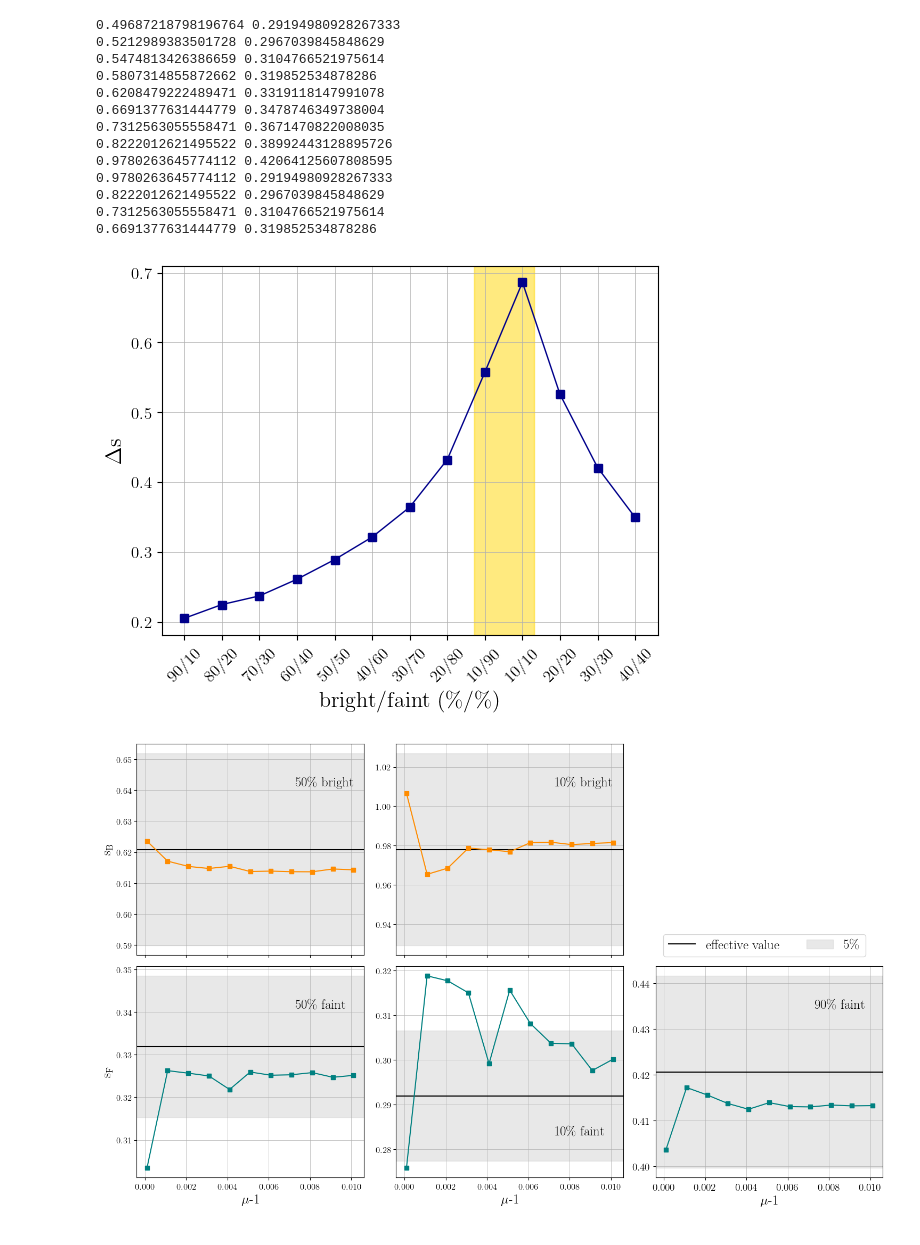
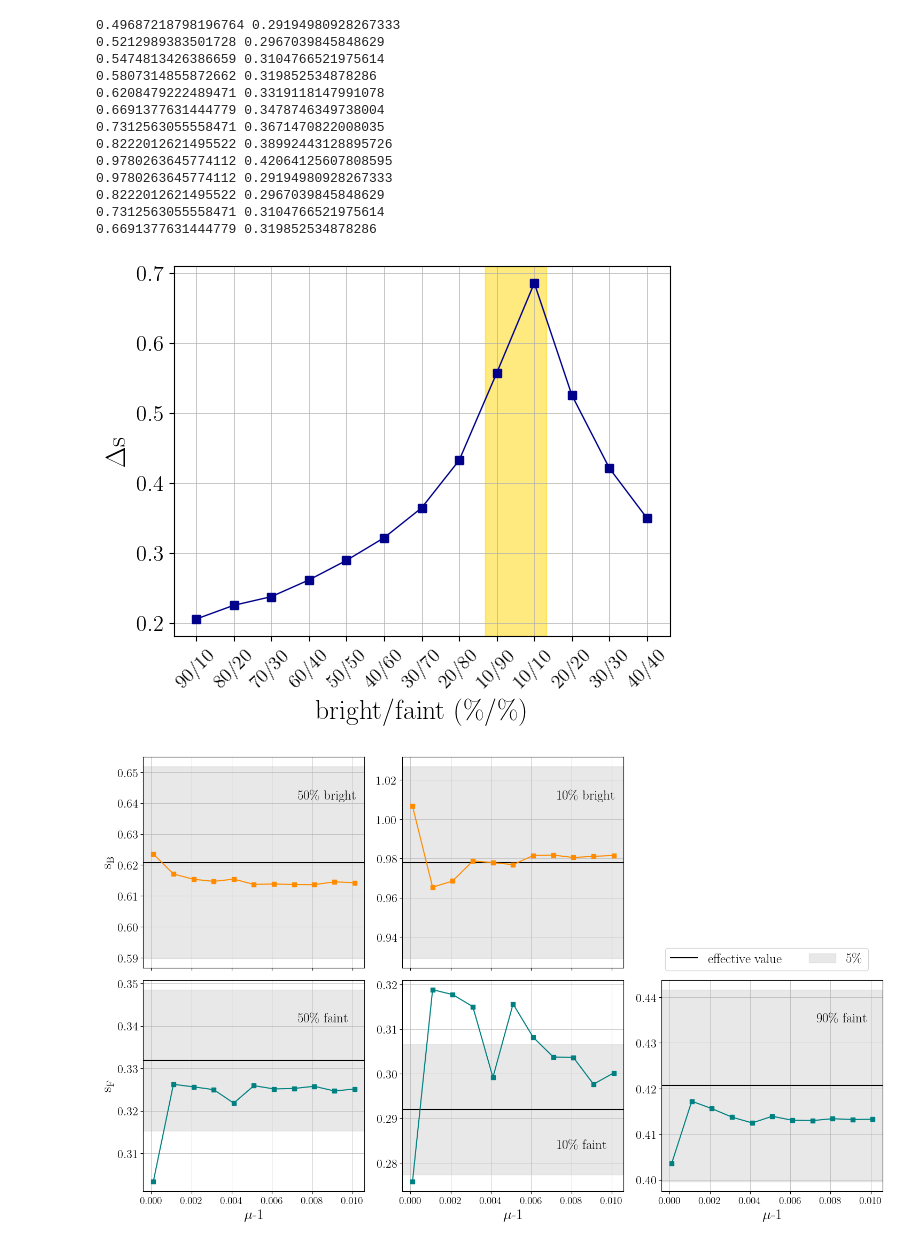
Before and after one commit to JadePiat/Relativistic_effects, a Jupyter notebook: Untitled.ipynb, the cells around one changed output. Saved outputs shown, nothing was run; the diff lists cells and outputs as text; code cells hidden in the pictures.

```diff
--- a/Untitled.ipynb
+++ b/Untitled.ipynb
@@ -149,11 +149,11 @@ mcen = mbins[:-1]+dm/20
 
 
 fig, axes = plt.subplots(nrows=1, ncols=3, sharey =True, figsize=(16, 5))
-plt.xticks(fontsize = 12)
-plt.yticks(fontsize = 12)
+plt.rc('xtick', labelsize=16)    # fontsize of the tick labels
+plt.rc('ytick', labelsize=16)    # fontsize of the tick labels
 plt.subplots_adjust(wspace=0)
-axes[1].set_xlabel('m',fontsize=16)
-axes[0].set_ylabel(r'$\langle\rm N \rangle (m)$',fontsize=16)
+axes[1].set_xlabel('m',fontsize=20)
+axes[0].set_ylabel(r'$\langle\rm N \rangle (m)$',fontsize=20)
 
 colors = ['darkorange','teal']
 
@@ -215,11 +215,11 @@ mcen = mbins[:-1]+dm/20
 
 
 fig, axes = plt.subplots(nrows=1, ncols=3, sharey =True, figsize=(16, 5))
-plt.xticks(fontsize = 12)
-plt.yticks(fontsize = 12)
+plt.rc('xtick', labelsize=16)    # fontsize of the tick labels
+plt.rc('ytick', labelsize=16)    # fontsize of the tick labels
 plt.subplots_adjust(wspace=0)
-axes[1].set_xlabel('m',fontsize=16)
-axes[0].set_ylabel(r'$\langle\rm n \rangle  (m)$',fontsize=16)
+axes[1].set_xlabel('m',fontsize=20)
+axes[0].set_ylabel(r'$\langle\rm n \rangle  (m)$',fontsize=20)
 
 colors = ['darkorange','teal']
 
@@ -398,24 +398,24 @@ for i,(cut_b, cut_f) in enumerate(zip(cut_bright, cut_faint)):
 # %%
 xticks = ['90/10','80/20','70/30','60/40','50/50','40/60','30/70','20/80','10/90','10/10','20/20','30/30','40/40']
 x = range(len(xticks))
 
-plt.rc('axes', labelsize=16)    # fontsize of the x and y labels
-plt.rc('xtick', labelsize=12)    # fontsize of the tick labels
-plt.rc('ytick', labelsize=12)    # fontsize of the tick labels
+plt.rc('axes', labelsize=20)    # fontsize of the x and y labels
+plt.rc('xtick', labelsize=14)    # fontsize of the tick labels
+plt.rc('ytick', labelsize=16)    # fontsize of the tick labels
 
 fig, ax = plt.subplots(1,1)
 
 ax.grid(zorder=0,lw=0.5)
 ax.set_xlabel(r'bright/faint (\%/\%)')
 ax.set_ylabel(r'$\Delta$s')
 
 ax.axvspan(7.7, 9.3, color='gold', alpha=0.5)
 ax.plot(x,ds,lw=1,marker='s',ms=6,color='darkblue')
 ax.set_xticks(x,xticks,rotation=45)
 
 plt.savefig('/global/homes/j/jpiat/Relativistic_effects/figures/delta_s.pdf');
 # %% [output]
-[figure, old version]
+[figure, new version]
 # %%
 cut_bright = [50,10,10]
 cut_faint = [50,10,90]
@@ -423,11 +423,11 @@ cut_faint = [50,10,90]
 
 fig, axes = plt.subplots(nrows=2, ncols=3, sharex=True, figsize=(15, 9))
 axes[0][2].set_visible(False)
-plt.xticks(fontsize = 14)
-plt.yticks(fontsize = 14)
+plt.rc('xtick', labelsize=16)    # fontsize of the tick labels
+plt.rc('ytick', labelsize=16)    # fontsize of the tick labels
 #plt.subplots_adjust(hspace=0)
-axes[0,0].set_ylabel(r's$_{\rm B}$',fontsize=18)
-axes[1,0].set_ylabel(r's$_{\rm F}$',fontsize=18)
+axes[0,0].set_ylabel(r's$_{\rm B}$',fontsize=20)
+axes[1,0].set_ylabel(r's$_{\rm F}$',fontsize=20)
 
 
 for k,(cut_b, cut_f) in enumerate(zip(cut_bright, cut_faint)):
@@ -494,7 +494,7 @@ for k,(cut_b, cut_f) in enumerate(zip(cut_bright, cut_faint)):
         sf[j] = s_f
 
 
-    axes[1,k].set_xlabel(r'$\mu$-1',fontsize=18)
+    axes[1,k].set_xlabel(r'$\mu$-1',fontsize=20)
     axes[1,k].grid(zorder=0,lw=0.5)
     axes[0,k].grid(zorder=0,lw=0.5)
 
@@ -533,4 +533,4 @@ plt.tight_layout()
 
 plt.savefig('/global/homes/j/jpiat/Relativistic_effects/figures/convergence.pdf');
 # %% [output]
-[figure, old version]
+[figure, new version]
```
Also changed, not shown: parts of 5 cells of this notebook, 9 other files.
